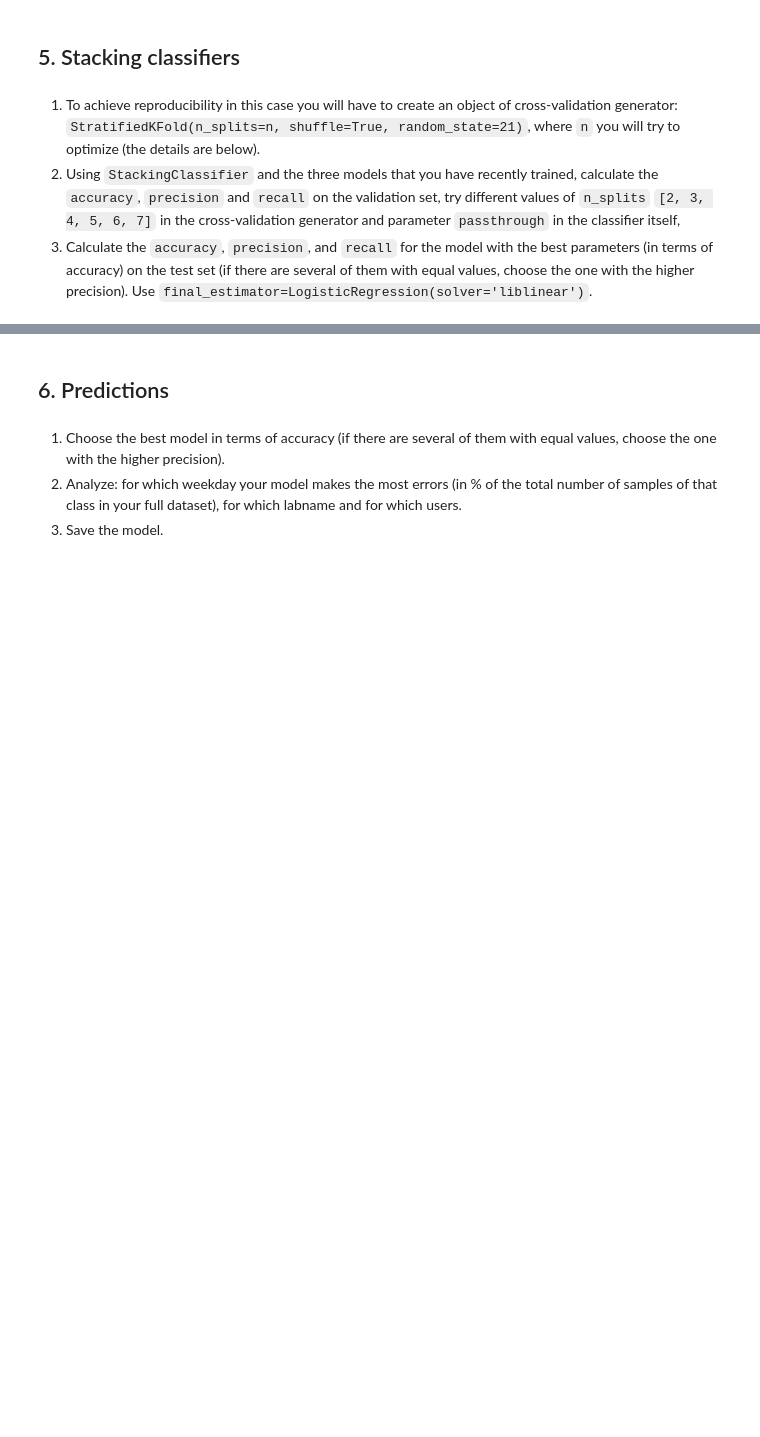
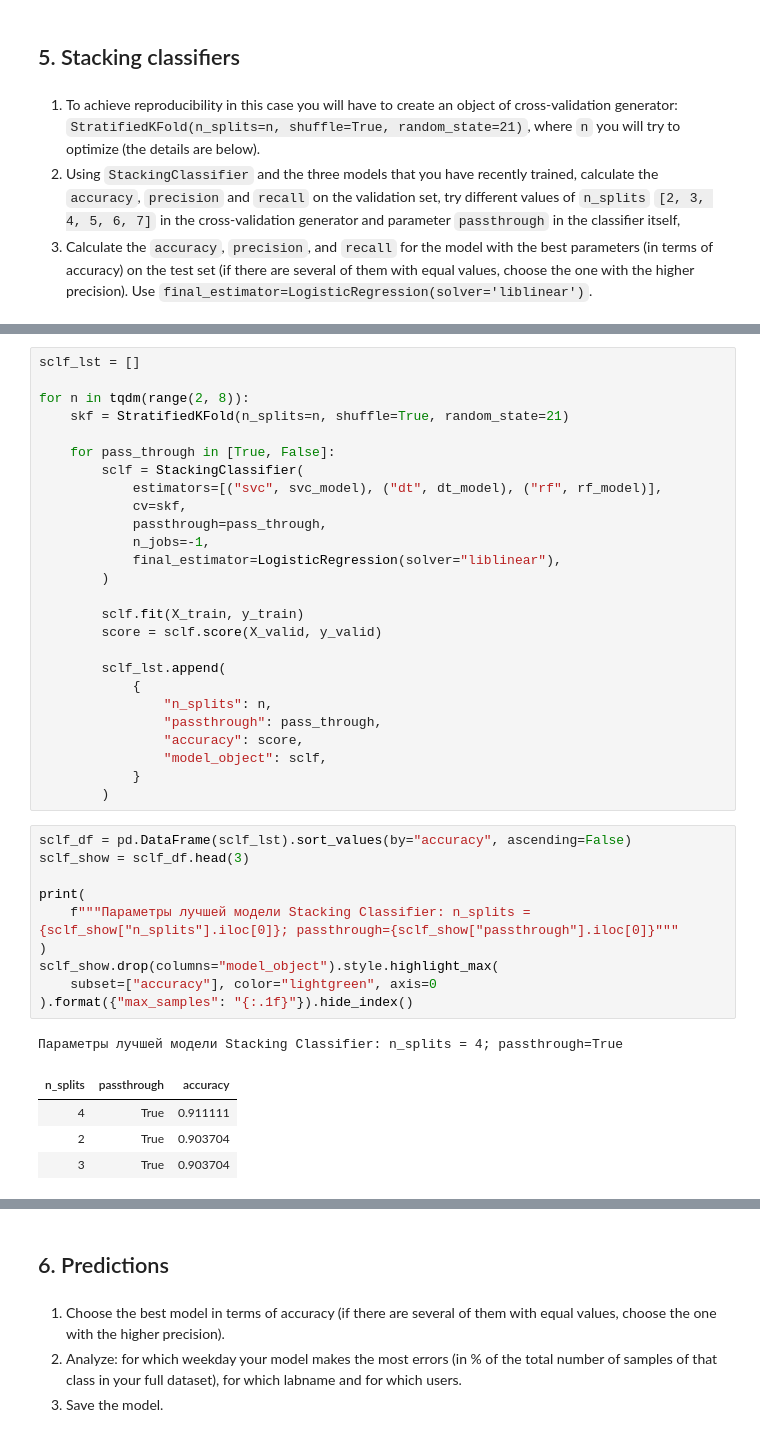
Before and after one commit to RunForJoy/ml-regularization-ensembles-pipelines, a Jupyter notebook: src/ex03/03_ensembles.ipynb, the cells around one changed output, grey strips where cells are left out. Saved outputs shown, nothing was run; the diff lists cells and outputs as text; blank space fills up the shorter version.

```diff
--- a/src/ex03/03_ensembles.ipynb
+++ b/src/ex03/03_ensembles.ipynb
@@ -356,0 +378,42 @@ print(f"""Таким образом, несмотря на то, что на в
+# %%
+sclf_lst = []
+
+for n in tqdm(range(2, 8)):
+    skf = StratifiedKFold(n_splits=n, shuffle=True, random_state=21)
+
+    for pass_through in [True, False]:
+        sclf = StackingClassifier(
+            estimators=[("svc", svc_model), ("dt", dt_model), ("rf", rf_model)],
+            cv=skf,
+            passthrough=pass_through,
+            n_jobs=-1,
+            final_estimator=LogisticRegression(solver="liblinear"),
+        )
+
+        sclf.fit(X_train, y_train)
+        score = sclf.score(X_valid, y_valid)
+
+        sclf_lst.append(
+            {
+                "n_splits": n,
+                "passthrough": pass_through,
+                "accuracy": score,
+                "model_object": sclf,
+            }
+        )
+# %%
+sclf_df = pd.DataFrame(sclf_lst).sort_values(by="accuracy", ascending=False)
+sclf_show = sclf_df.head(3)
+
+print(
+    f"""Параметры лучшей модели Stacking Classifier: n_splits = {sclf_show["n_splits"].iloc[0]}; passthrough={sclf_show["passthrough"].iloc[0]}"""
+)
+sclf_show.drop(columns="model_object").style.highlight_max(
+    subset=["accuracy"], color="lightgreen", axis=0
+).format({"max_samples": "{:.1f}"}).hide_index()
+# %% [output]
+Параметры лучшей модели Stacking Classifier: n_splits = 4; passthrough=True
+| n_splits | passthrough | accuracy |
+| 4 | True | 0.911111 |
+| 2 | True | 0.903704 |
+| 3 | True | 0.903704 |
```
Also changed, not shown: parts of 10 cells of this notebook.
